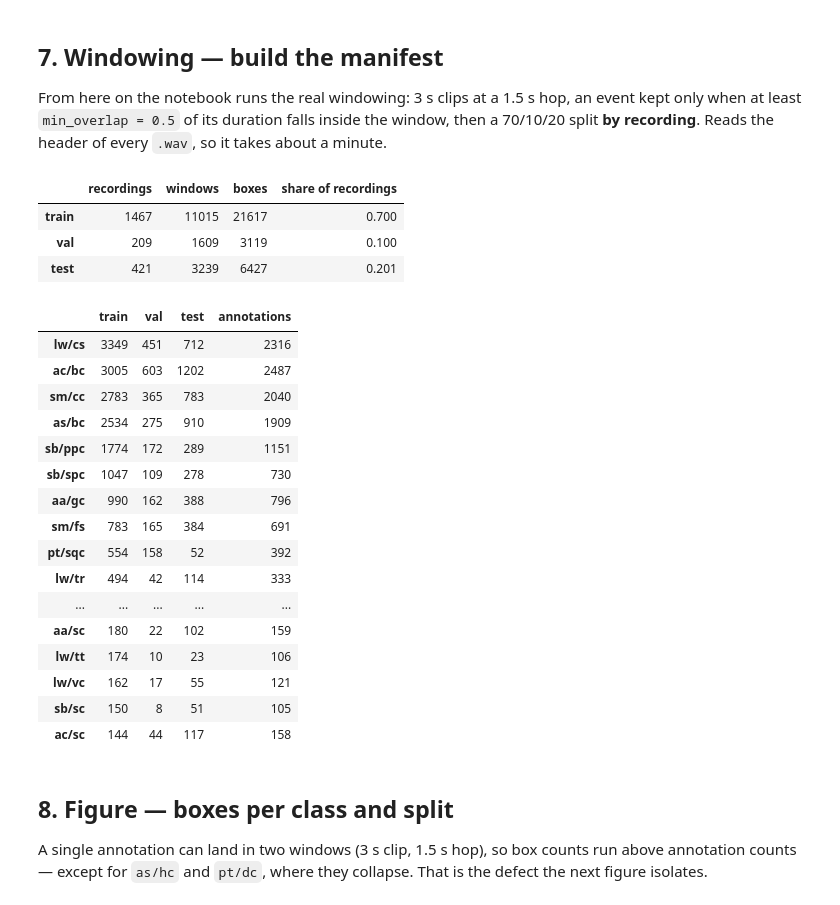
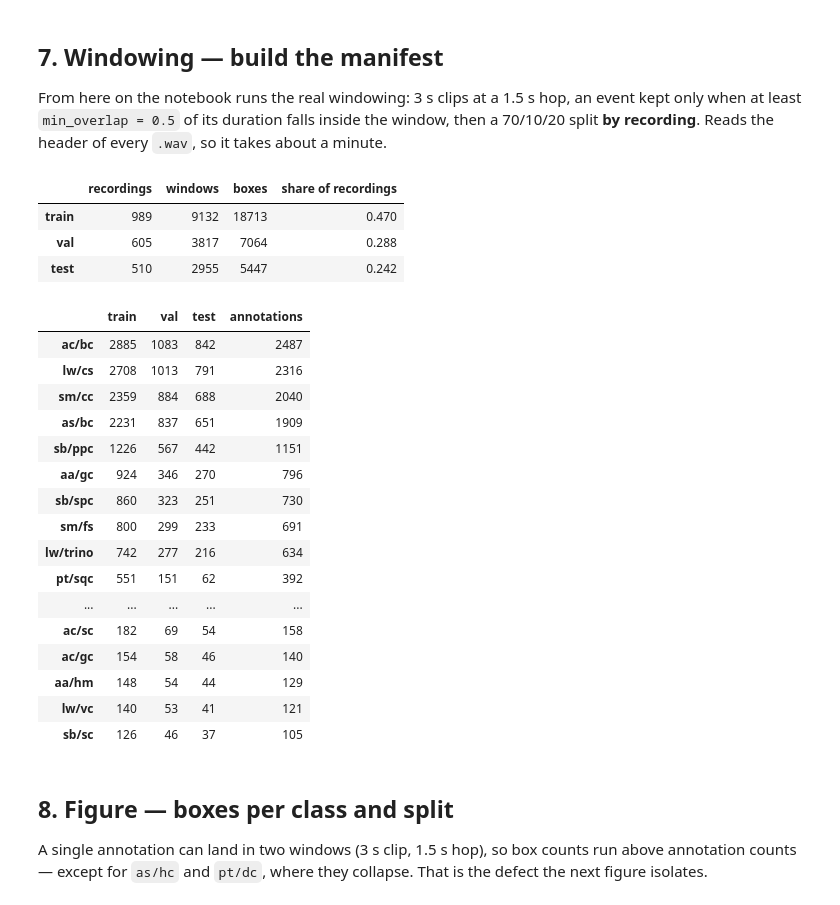
Before and after one commit to nhrot-fc/tesis-primate, a Jupyter notebook: notebooks/dataset_report.ipynb, the cells around one changed output. Saved outputs shown, nothing was run; the diff lists cells and outputs as text; code cells hidden in the pictures.

```diff
--- a/notebooks/dataset_report.ipynb
+++ b/notebooks/dataset_report.ipynb
@@ -564,29 +575,34 @@ about a minute.
 # %%
 from domain.dataset import build_manifest, split_manifest
 from domain.species import LabelSet
 
 labels = LabelSet(CLASSES)
 experiment["label"] = experiment.pair
 manifest = build_manifest(experiment, labels)
-splits = dict(zip(("train", "val", "test"), split_manifest(manifest, seed=42)))
+splits = dict(
+    zip(
+        ("train", "val", "test"),
+        split_manifest(manifest, seed=42, n_classes=len(labels), ratios=(0.6, 0.225, 0.175)),
+    )
+)
 
 summary = pd.DataFrame(
     {
         name: {
             "recordings": len({w.audio_path for w in split}),
             "windows": len(split),
             "boxes": int(sum(len(w.boxes) for w in split)),
         }
         for name, split in splits.items()
     }
 ).T
 summary["share of recordings"] = summary.recordings / summary.recordings.sum()
 summary
 # %% [output]
 |  | recordings | windows | boxes | share of recordings |
-| train | 1467 | 11015 | 21617 | 0.700 |
-| val | 209 | 1609 | 3119 | 0.100 |
-| test | 421 | 3239 | 6427 | 0.201 |
+| train | 989 | 9132 | 18713 | 0.470 |
+| val | 605 | 3817 | 7064 | 0.288 |
+| test | 510 | 2955 | 5447 | 0.242 |
 # %%
 boxes_per_split = (
     pd.DataFrame(
@@ -605,22 +621,22 @@ boxes_per_split = boxes_per_split.sort_values("train", ascending=False)
 boxes_per_split
 # %% [output]
 |  | train | val | test | annotations |
-| lw/cs | 3349 | 451 | 712 | 2316 |
-| ac/bc | 3005 | 603 | 1202 | 2487 |
-| sm/cc | 2783 | 365 | 783 | 2040 |
-| as/bc | 2534 | 275 | 910 | 1909 |
-| sb/ppc | 1774 | 172 | 289 | 1151 |
-| sb/spc | 1047 | 109 | 278 | 730 |
-| aa/gc | 990 | 162 | 388 | 796 |
-| sm/fs | 783 | 165 | 384 | 691 |
-| pt/sqc | 554 | 158 | 52 | 392 |
-| lw/tr | 494 | 42 | 114 | 333 |
+| ac/bc | 2885 | 1083 | 842 | 2487 |
+| lw/cs | 2708 | 1013 | 791 | 2316 |
+| sm/cc | 2359 | 884 | 688 | 2040 |
+| as/bc | 2231 | 837 | 651 | 1909 |
+| sb/ppc | 1226 | 567 | 442 | 1151 |
+| aa/gc | 924 | 346 | 270 | 796 |
+| sb/spc | 860 | 323 | 251 | 730 |
+| sm/fs | 800 | 299 | 233 | 691 |
+| lw/trino | 742 | 277 | 216 | 634 |
+| pt/sqc | 551 | 151 | 62 | 392 |
 | ... | ... | ... | ... | ... |
-| aa/sc | 180 | 22 | 102 | 159 |
-| lw/tt | 174 | 10 | 23 | 106 |
-| lw/vc | 162 | 17 | 55 | 121 |
-| sb/sc | 150 | 8 | 51 | 105 |
-| ac/sc | 144 | 44 | 117 | 158 |
+| ac/sc | 182 | 69 | 54 | 158 |
+| ac/gc | 154 | 58 | 46 | 140 |
+| aa/hm | 148 | 54 | 44 | 129 |
+| lw/vc | 140 | 53 | 41 | 121 |
+| sb/sc | 126 | 46 | 37 | 105 |
 # %% [markdown]
 ## 8. Figure — boxes per class and split
 
```
Also changed, not shown: parts of 8 cells of this notebook, 20 other files.
